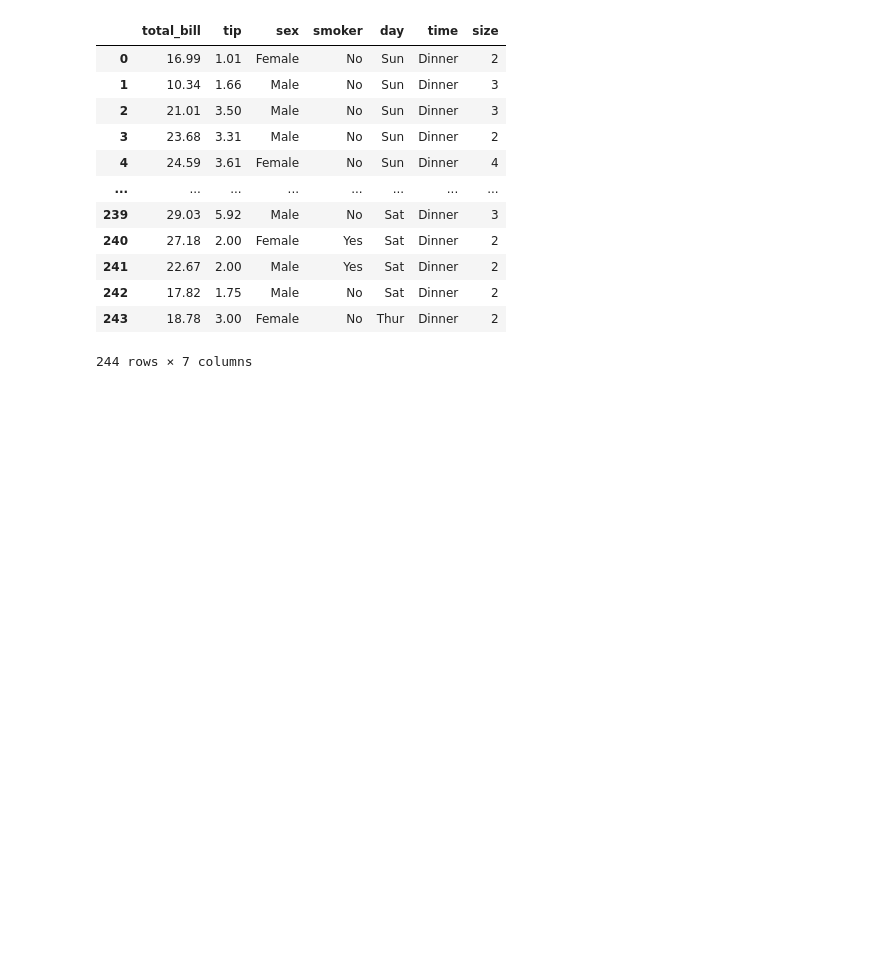
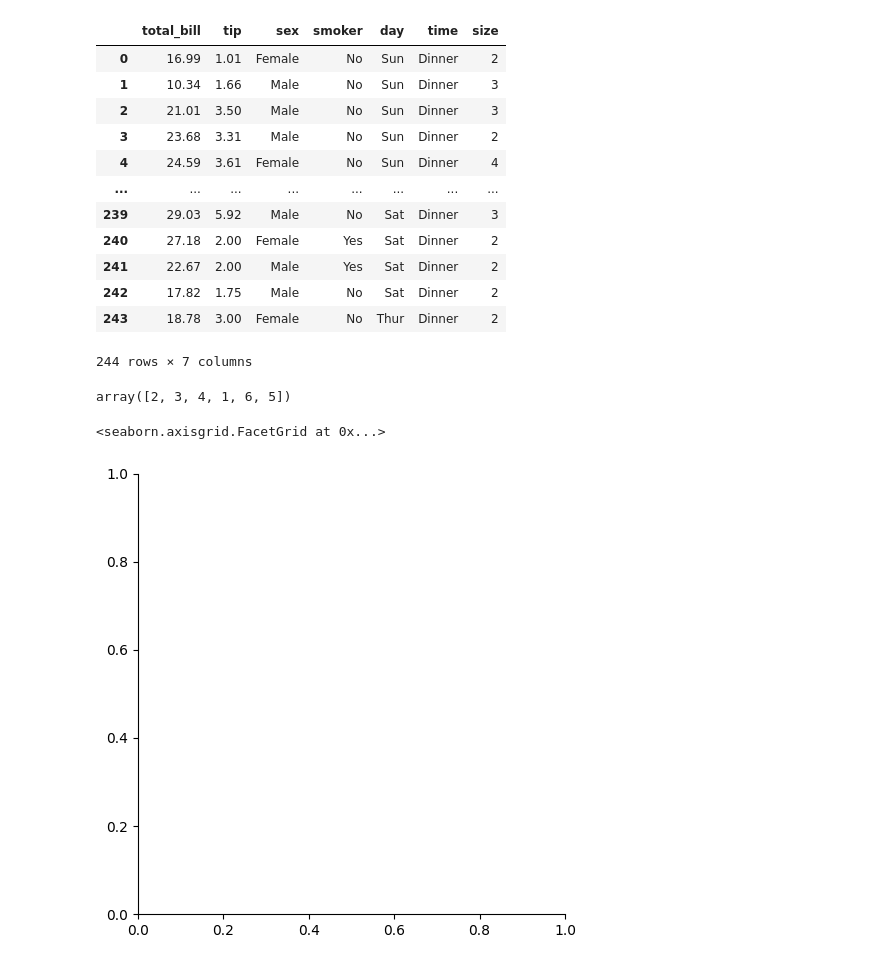
Before and after one commit to kingkhanbabar/numpyPanda, a Jupyter notebook: Seaborn/DistriButive1.ipynb, the cells around one changed output. Saved outputs shown, nothing was run; the diff lists cells and outputs as text; code cells hidden in the pictures; blank space fills up the shorter version.

Commit message:
Dist

```diff
--- a/Seaborn/DistriButive1.ipynb
+++ b/Seaborn/DistriButive1.ipynb
@@ -19,3 +19,13 @@ df
 | 242 | 17.82 | 1.75 | Male | No | Sat | Dinner | 2 |
 | 243 | 18.78 | 3.00 | Female | No | Thur | Dinner | 2 |
 244 rows × 7 columns
+# %%
+df['size'].unique()
+# %% [output]
+array([2, 3, 4, 1, 6, 5])
+# %%
+#DistPlot
+sns.displot()
+# %% [output]
+<seaborn.axisgrid.FacetGrid at 0x...>
+[figure, added]
```
Also changed, not shown: parts of 8 cells of this notebook.
